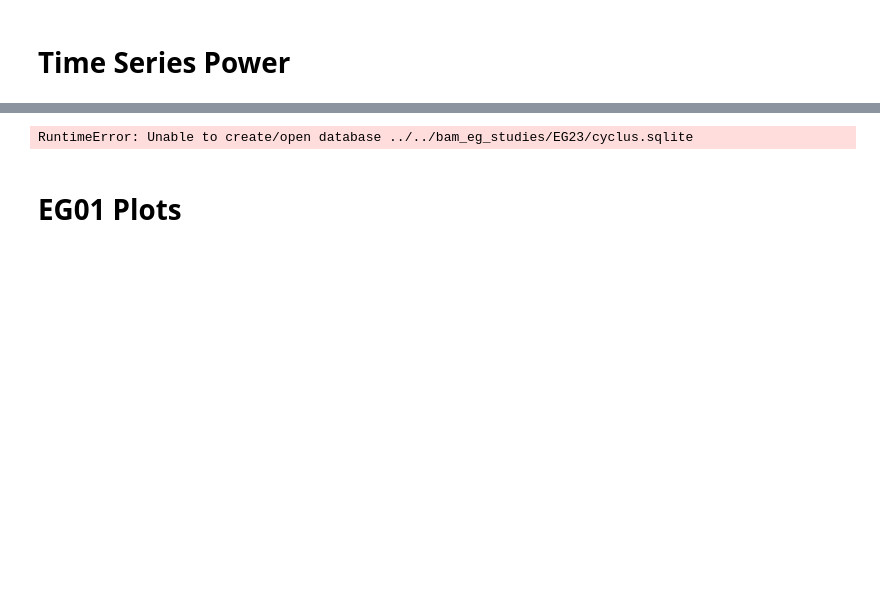
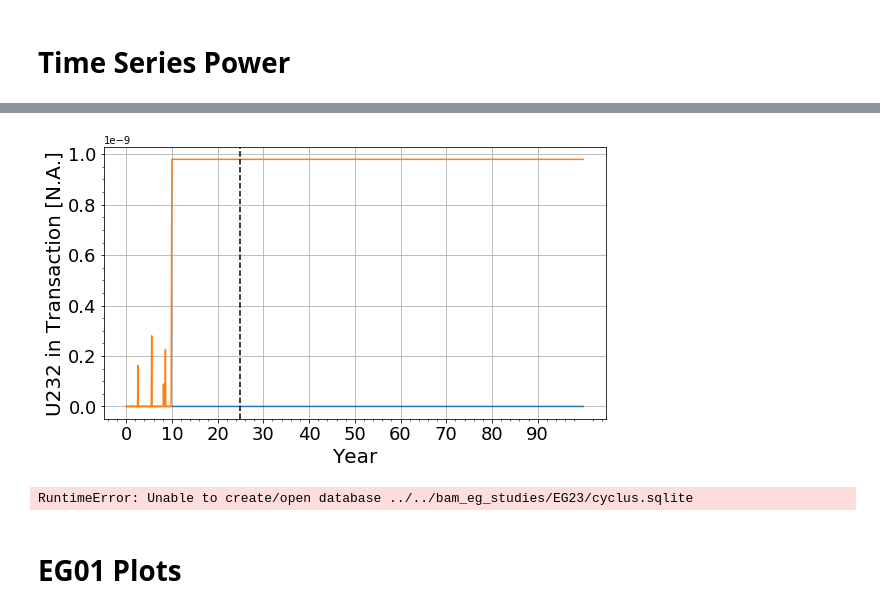
Before and after one commit to bam241/opra_sims, a Jupyter notebook: analysis/analysis.ipynb, the cells around one changed output, grey strips where cells are left out. Cells and saved outputs as stored; diff of their text form; code cells hidden in the pictures; blank space fills up the shorter version.

```diff
--- a/analysis/analysis.ipynb
+++ b/analysis/analysis.ipynb
@@ -99,3 +107,19 @@ df[df['Mass']>0]
+# %%
+df_tr_PWR = tm.transactions(ev, receivers=['LWR'])
+df_tr_PWR['Mass'] = df_tr_PWR['Mass']
+df_tr_PWR_unat = tm.transactions(ev, receivers=['LWR'], senders=['Enrichment'], nucs=['922320000'])
+df_tr_PWR_unat['Mass'] = df_tr_PWR_unat['Mass']/df_tr_PWR['Mass']
+df_tr_PWR_unat_add = tm.transactions(ev, receivers=['LWR'], senders=['Enrichment_ADD'], nucs=['922320000'])
+df_tr_PWR_unat_add['Mass'] = df_tr_PWR_unat_add['Mass']/df_tr_PWR['Mass']
+
+
+df_tr_PWR['Year'] = df_tr_PWR['Time'] / 12.
+df_tr_PWR_unat['Year'] = df_tr_PWR_unat['Time'] / 12.
+df_tr_PWR_unat_add['Year'] = df_tr_PWR_unat_add['Time'] / 12.
+
+tr_plt([df_tr_PWR_unat, df_tr_PWR_unat_add], label=r'U232 in Transaction [N.A.]')
+# %% [output]
+[figure, added]
 # %%
 # BaM EG23 power curve -- for visual comparison
 
```
Also changed, not shown: parts of 5 cells of this notebook, 4 other files.
